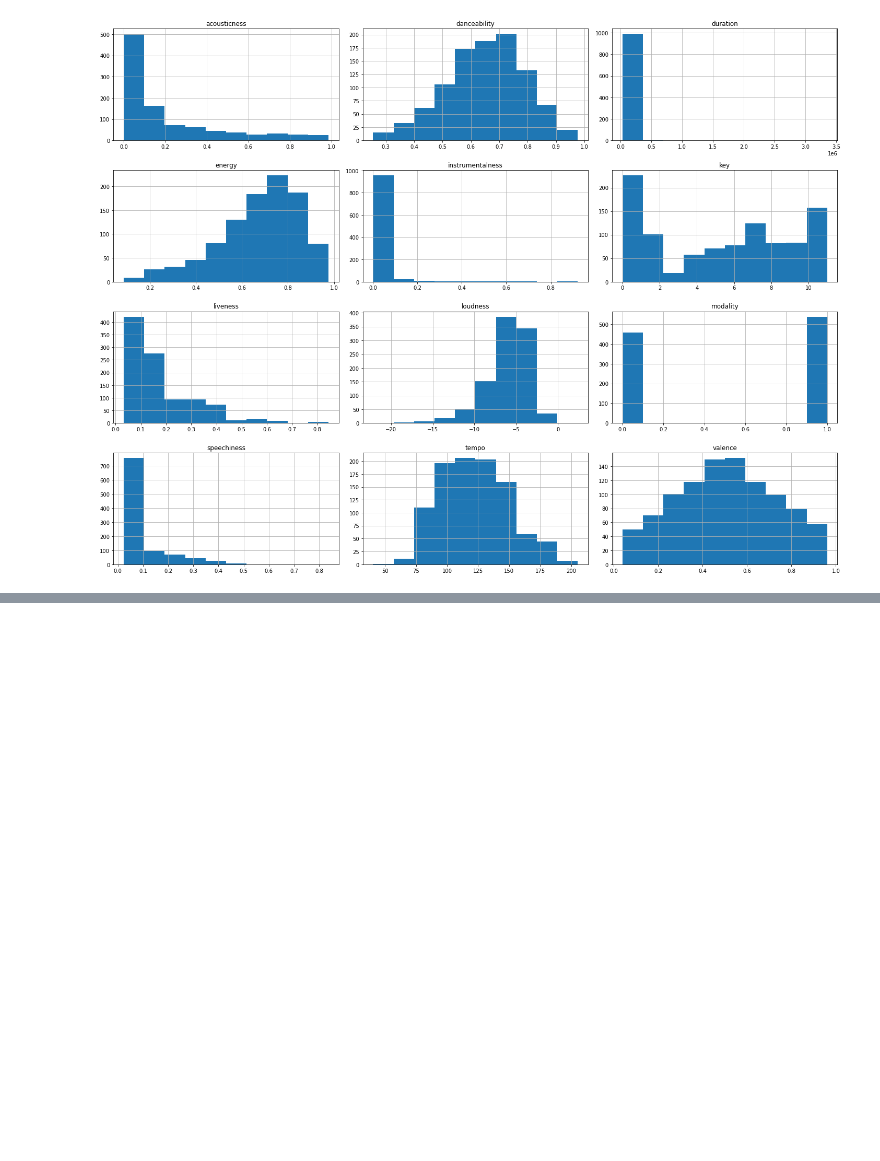
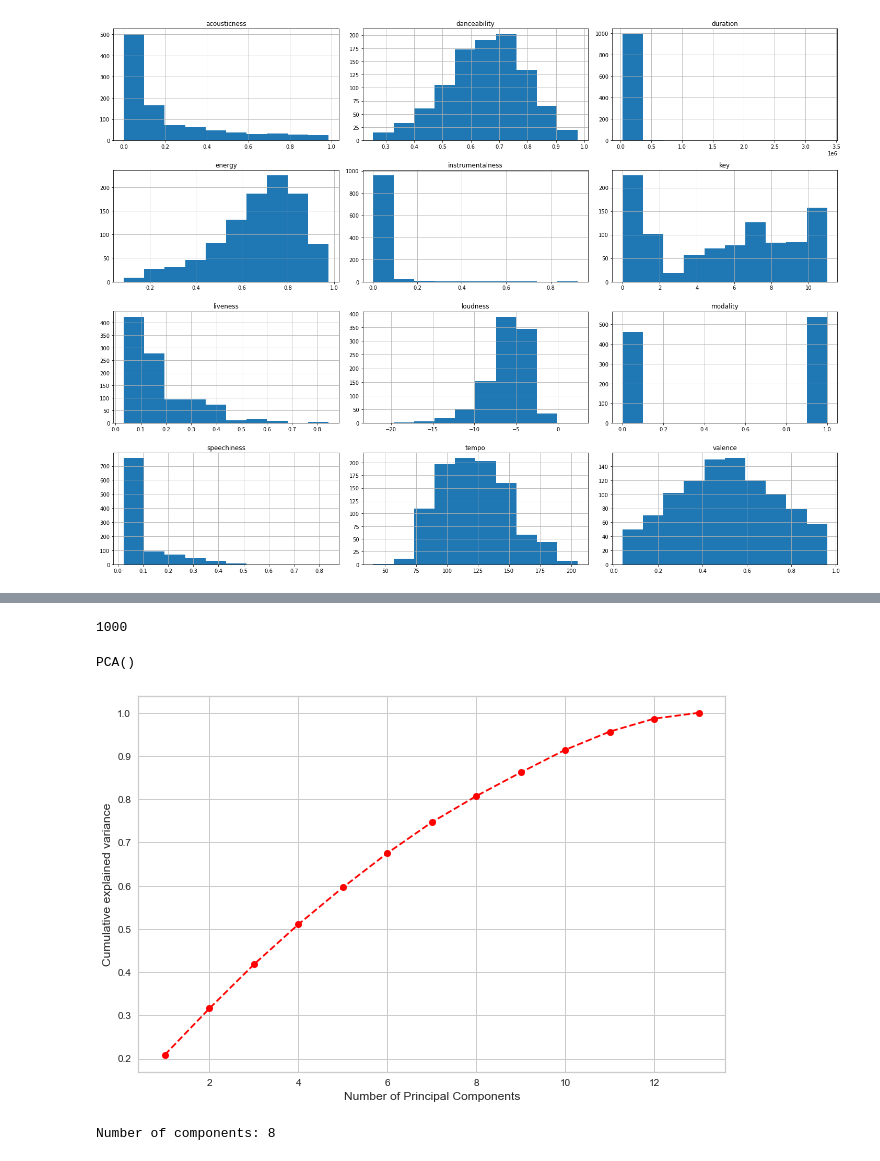
Before and after one commit to com-480-data-visualization/project-2023-kibram, a Jupyter notebook: notebooks/milestone1.ipynb, the cells around one changed output, grey strips where cells are left out. Cells and saved outputs as stored; diff of their text form; code cells hidden in the pictures; blank space fills up the shorter version.

```diff
--- a/notebooks/milestone1.ipynb
+++ b/notebooks/milestone1.ipynb
@@ -370,0 +386,4 @@ plt.show()
+# %%
+features = df_audiofeat.drop(columns= ['id'])
+features = features.dropna()
+features.head()
@@ -370,0 +397,37 @@ plt.show()
+# %%
+len(features)
+# %% [output]
+1000
+# %%
+### PCA
+
+sc = prep.StandardScaler()
+pca = dec.PCA()
+
+features_std = sc.fit_transform(features)
+pca.fit(features_std)
+# %% [output]
+PCA()
+# %%
+evr = pca.explained_variance_ratio_
+
+fig = plt.figure(figsize=(9,6))
+plt.plot(range(1, len(df_audiofeat.columns)), evr.cumsum(), marker='o', linestyle='--', color='red')
+plt.xlabel('Number of Principal Components', fontsize = 12)
+plt.ylabel('Cumulative explained variance', fontsize = 12)
+plt.xticks(fontsize = 10)
+plt.yticks(fontsize = 10)
+plt.show()
+# %% [output]
+[figure, added]
+# %%
+for n, e in enumerate(evr.cumsum()):
+    if e >= 0.8:
+        n_comps = n + 1
+        break
+print("Number of components:", n_comps)
+pca = dec.PCA(n_components=n_comps)
+pca.fit(features_std)
+sc_pca = pca.transform(features_std)
+# %% [output]
+Number of components: 8
```
Also changed, not shown: parts of 32 cells of this notebook, 1 other file.
